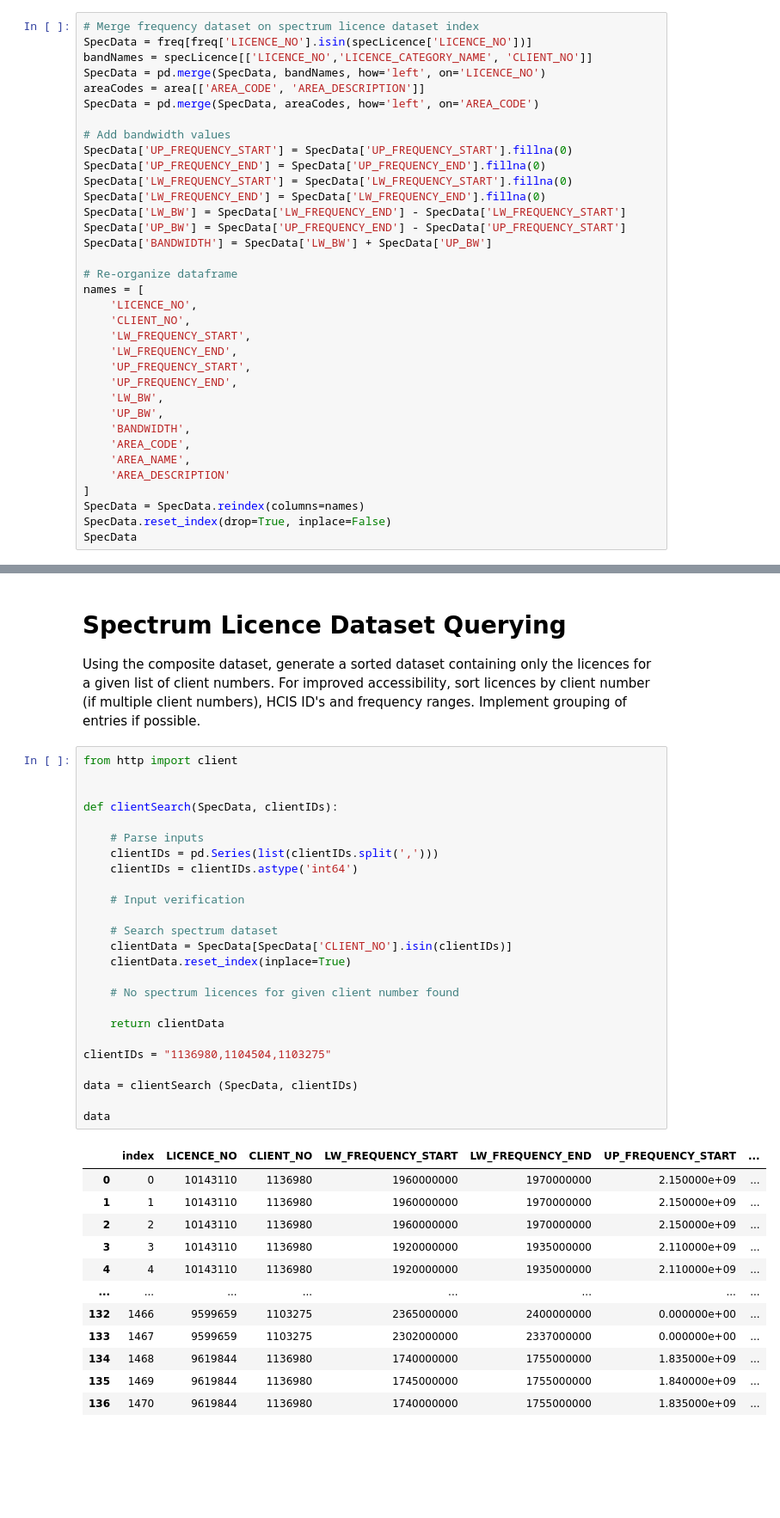
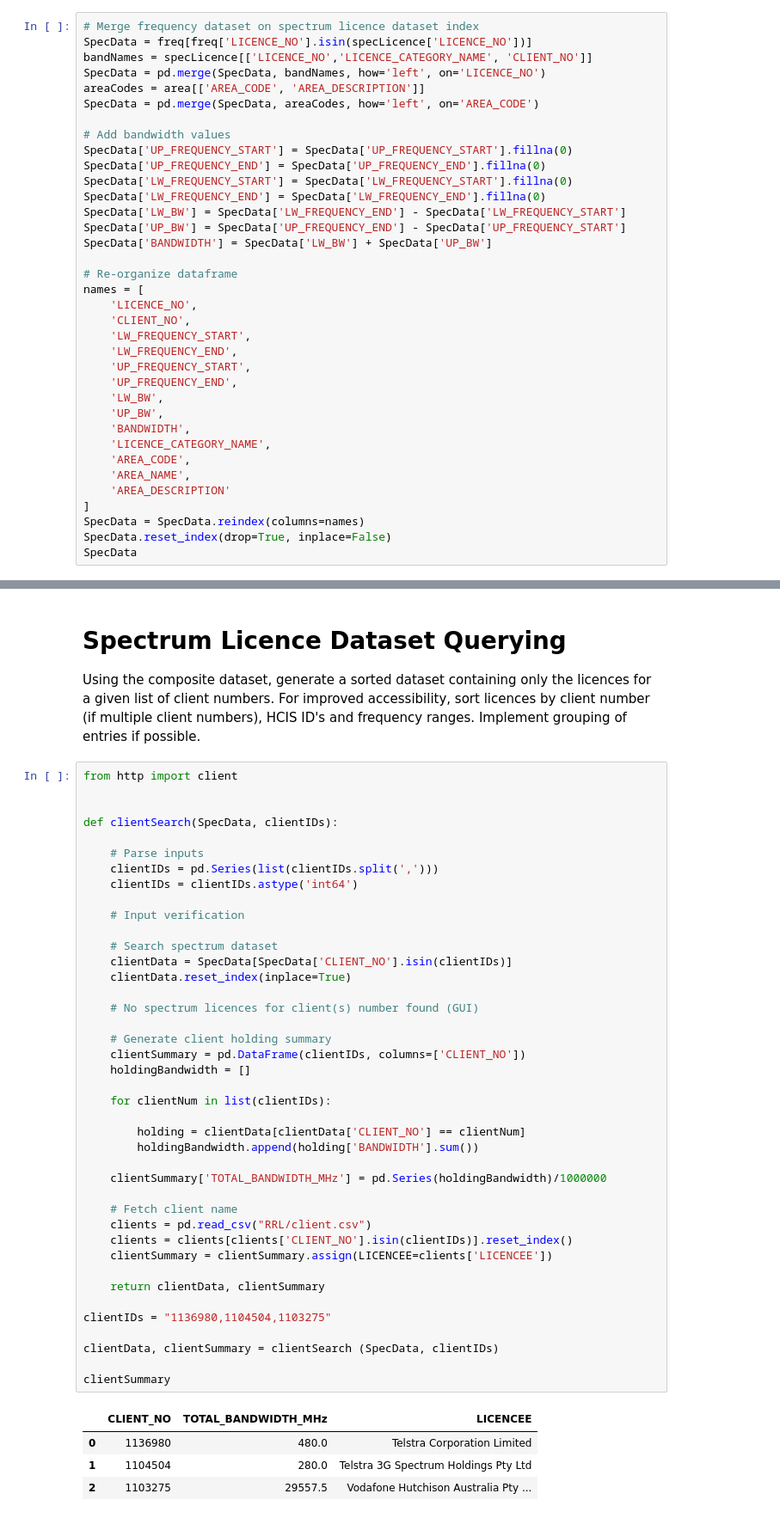
Before and after one commit to navnith-reddy/SpectrumNavigator, a Jupyter notebook: specNav.ipynb, the cells around one changed output, grey strips where cells are left out. Shown at 86% size. Drawn from its saved outputs; the diff is of its cells as text; blank space fills up the shorter version.

Commit message:
added summary with client names

```diff
--- a/specNav.ipynb
+++ b/specNav.ipynb
@@ -123,6 +123,7 @@ names = [
     'LW_BW',
     'UP_BW',
     'BANDWIDTH',
+    'LICENCE_CATEGORY_NAME',
     'AREA_CODE',
     'AREA_NAME',
     'AREA_DESCRIPTION'
@@ -168,38 +169,46 @@ Using the composite dataset, generate a sorted dataset containing only the licen
 # %%
 from http import client
 
 
 def clientSearch(SpecData, clientIDs):
 
     # Parse inputs
     clientIDs = pd.Series(list(clientIDs.split(',')))
     clientIDs = clientIDs.astype('int64')
 
     # Input verification
 
     # Search spectrum dataset
     clientData = SpecData[SpecData['CLIENT_NO'].isin(clientIDs)]
     clientData.reset_index(inplace=True)
 
-    # No spectrum licences for given client number found
+    # No spectrum licences for client(s) number found (GUI)
 
-    return clientData
+    # Generate client holding summary
+    clientSummary = pd.DataFrame(clientIDs, columns=['CLIENT_NO'])
+    holdingBandwidth = []
+
+    for clientNum in list(clientIDs):
+
+        holding = clientData[clientData['CLIENT_NO'] == clientNum]
+        holdingBandwidth.append(holding['BANDWIDTH'].sum())
+
+    clientSummary['TOTAL_BANDWIDTH_MHz'] = pd.Series(holdingBandwidth)/1000000
+
+    # Fetch client name
+    clients = pd.read_csv("RRL/client.csv")
+    clients = clients[clients['CLIENT_NO'].isin(clientIDs)].reset_index()
+    clientSummary = clientSummary.assign(LICENCEE=clients['LICENCEE'])
+
+    return clientData, clientSummary
 
 clientIDs = "1136980,1104504,1103275"
 
-data = clientSearch (SpecData, clientIDs)
+clientData, clientSummary = clientSearch (SpecData, clientIDs)
 
-data
+clientSummary
 # %% [output]
-|  | index | LICENCE_NO | CLIENT_NO | LW_FREQUENCY_START | LW_FREQUENCY_END | UP_FREQUENCY_START | ... |
-| 0 | 0 | 10143110 | 1136980 | 1960000000 | 1970000000 | 2.150000e+09 | ... |
-| 1 | 1 | 10143110 | 1136980 | 1960000000 | 1970000000 | 2.150000e+09 | ... |
-| 2 | 2 | 10143110 | 1136980 | 1960000000 | 1970000000 | 2.150000e+09 | ... |
-| 3 | 3 | 10143110 | 1136980 | 1920000000 | 1935000000 | 2.110000e+09 | ... |
-| 4 | 4 | 10143110 | 1136980 | 1920000000 | 1935000000 | 2.110000e+09 | ... |
-| ... | ... | ... | ... | ... | ... | ... | ... |
-| 132 | 1466 | 9599659 | 1103275 | 2365000000 | 2400000000 | 0.000000e+00 | ... |
-| 133 | 1467 | 9599659 | 1103275 | 2302000000 | 2337000000 | 0.000000e+00 | ... |
-| 134 | 1468 | 9619844 | 1136980 | 1740000000 | 1755000000 | 1.835000e+09 | ... |
-| 135 | 1469 | 9619844 | 1136980 | 1745000000 | 1755000000 | 1.840000e+09 | ... |
-| 136 | 1470 | 9619844 | 1136980 | 1740000000 | 1755000000 | 1.835000e+09 | ... |
+|  | CLIENT_NO | TOTAL_BANDWIDTH_MHz | LICENCEE |
+| 0 | 1136980 | 480.0 | Telstra Corporation Limited |
+| 1 | 1104504 | 280.0 | Telstra 3G Spectrum Holdings Pty Ltd |
+| 2 | 1103275 | 29557.5 | Vodafone Hutchison Australia Pty ... |
```
Also changed, not shown: parts of 2 cells of this notebook, 3 other files.
